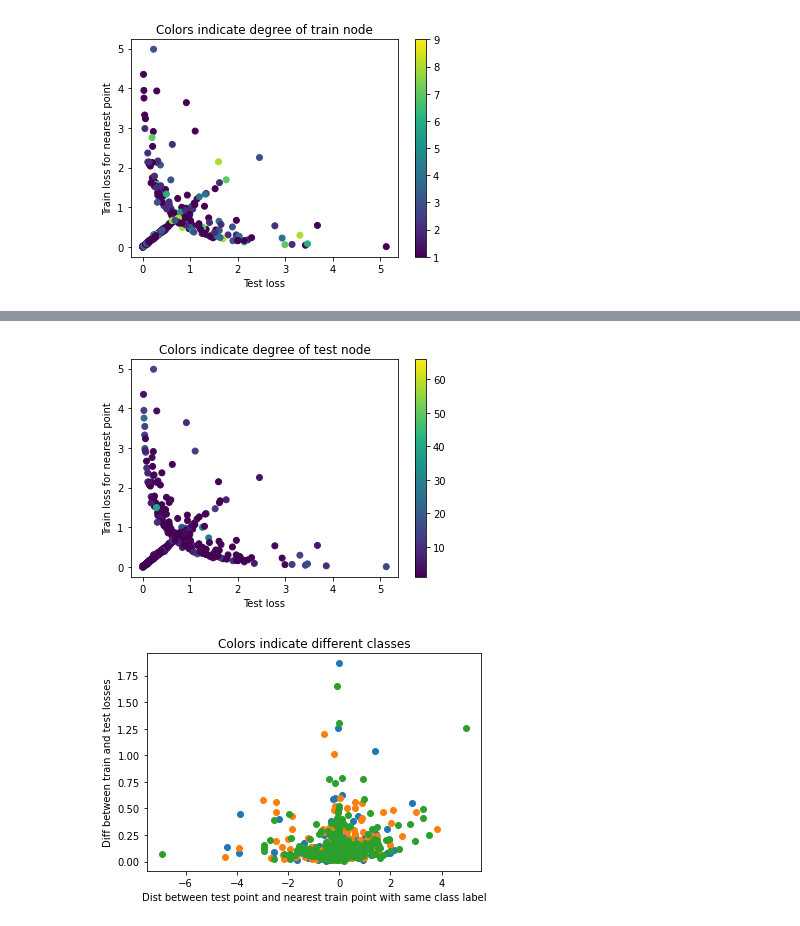
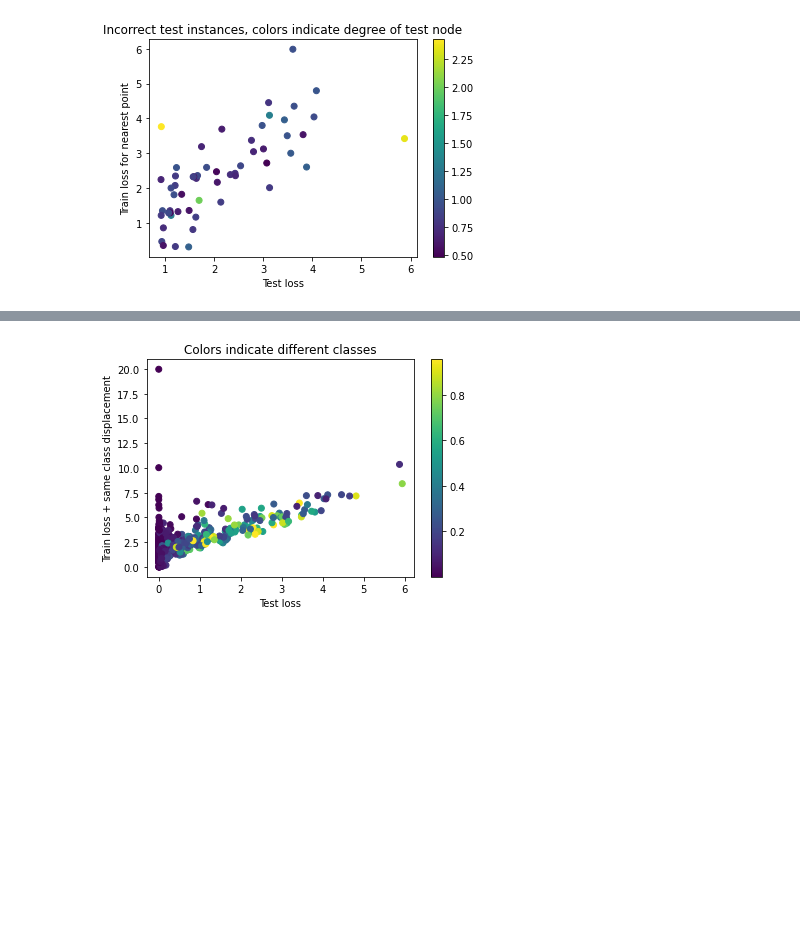
Before and after one commit to ArjunSubramonian/degree-bias-exploration, a Jupyter notebook: explore-gradients.ipynb, the cells around one changed output, grey strips where cells are left out. Saved outputs shown, nothing was run; the diff lists cells and outputs as text; code cells hidden in the pictures; blank space fills up the shorter version.

```diff
--- a/explore-gradients.ipynb
+++ b/explore-gradients.ipynb
@@ -364,5 +352,7 @@ plt.show()
 # %%
-gnn_losses, degs, homos = test_loss_by_deg(gnn_model)
+gnn_losses, degs = test_loss_by_deg(gnn_model)
+homos = label_homo()
+
 for i, split in zip([0, 1, 2], ['train', 'val', 'test']):
     diff_mask = (gnn_errs[i] == 1) & (mlp_errs[i] == 0)
 
@@ -511,0 +507,15 @@ plt.show()
+# %%
+out = mlp_model(data.x, data.edge_index, data.edge_attr)
+U, S, V = torch.pca_lowrank(out, q = 2)
+
+for i, mask in enumerate([data.train_mask, data.val_mask, data.test_mask]):
+    degs_split = degs[i]
+    cutoff = torch.median(degs_split)
+    print(cutoff)
+    degs_mask = degs_split < cutoff
+
+    plt.scatter(U[:, 0][mask][~degs_mask].tolist(), U[:, 1][mask][~degs_mask].tolist(), c=data.y[mask][~degs_mask].tolist())
+    plt.scatter(U[:, 0][mask][degs_mask].tolist(), U[:, 1][mask][degs_mask].tolist(), c='k', marker='^')
+    plt.colorbar()
+    plt.title('PCA with low-degree nodes in black')
+    plt.show()
@@ -635,26 +686,16 @@ plt.show()
 # %%
-for cutoff in [10]:
-    deg_closest = deg[closest]
-    plt.scatter(test_err[deg_closest < cutoff].tolist(), train_err[closest][deg_closest < cutoff].tolist(), c=deg_closest[deg_closest < cutoff].tolist())
-    plt.xlabel('Test loss')
-    plt.ylabel('Train loss for nearest point')
-    plt.title('Colors indicate degree of train node')
-    plt.colorbar()
-    plt.show()
-
-    plt.scatter(test_err[deg_closest >= cutoff].tolist(), train_err[closest][deg_closest >= cutoff].tolist(), c=deg_closest[deg_closest >= cutoff].tolist())
-    plt.xlabel('Test loss')
-    plt.ylabel('Train loss for nearest point')
-    plt.title('Colors indicate degree of train node')
-    plt.colorbar()
-    plt.show()
-
-test_deg = deg[data.test_mask]
-plt.scatter(test_err.tolist(), train_err[closest].tolist(), c=deg[data.test_mask].tolist())
+plt.scatter(test_err[wrong_mask].tolist(), train_err[wrong_mask].tolist(), c=degs[2][wrong_mask].tolist())
 plt.xlabel('Test loss')
 plt.ylabel('Train loss for nearest point')
-plt.title('Colors indicate degree of test node')
+plt.title('Incorrect test instances, colors indicate degree of test node')
 plt.colorbar()
 plt.show()
+
+plt.scatter(test_err[wrong_mask].tolist(), train_err[wrong_mask].tolist(), c=degs[0][closest][wrong_mask].tolist())
+plt.xlabel('Test loss')
+plt.ylabel('Train loss for nearest point')
+plt.title('Incorrect test instances, colors indicate degree of train node')
+plt.colorbar()
+plt.show()
 # %% [output]
-[figure, old version]
+[figure, new version]
@@ -662,21 +703,26 @@ plt.show()
-[figure, removed]
 # %%
 import math
+
+train_err, _, test_err = test_loss_by_deg(model)[0]
 
 for c in range(data.y.max() + 1):
     c_test_mask = (data.y == c) & data.test_mask
     c_train_mask = (data.y == c) & data.train_mask
-    c_min_dists = dists[c_test_mask][:, c_train_mask].min(dim=1)[0]
-    c_closest = dists[c_test_mask][:, c_train_mask].argmin(dim=1)
+    subset_dists = dists[c_test_mask][:, c_train_mask]
 
-    plt.scatter((test_err[data.y[data.test_mask] == c] - train_err[c_closest]).tolist(), (math.sqrt(2) * c_min_dists).tolist())
+    c_scores, c_scores_idx = (math.sqrt(2) * subset_dists + train_err[data.y[data.train_mask] == c].reshape(1, -1)).min(dim=1)
+    train_comp = train_err[data.y[data.train_mask] == c][c_scores_idx]
+    disp = subset_dists[torch.arange(subset_dists.size(0)), c_scores_idx]
 
-plt.xlabel('Dist between test point and nearest train point with same class label')
-plt.ylabel('Diff between train and test losses')
+    plt.scatter(test_err[data.y[data.test_mask] == c].tolist(), c_scores.tolist(), c=train_comp.tolist())
+
+plt.xlabel('Test loss')
+plt.ylabel('Train loss + same class displacement')
+plt.colorbar()
 plt.title('Colors indicate different classes')
 plt.show()
 # %% [output]
-[figure, old version]
+[figure, new version]
 # %%
 import math
 
```
Also changed, not shown: parts of 34 cells of this notebook.
